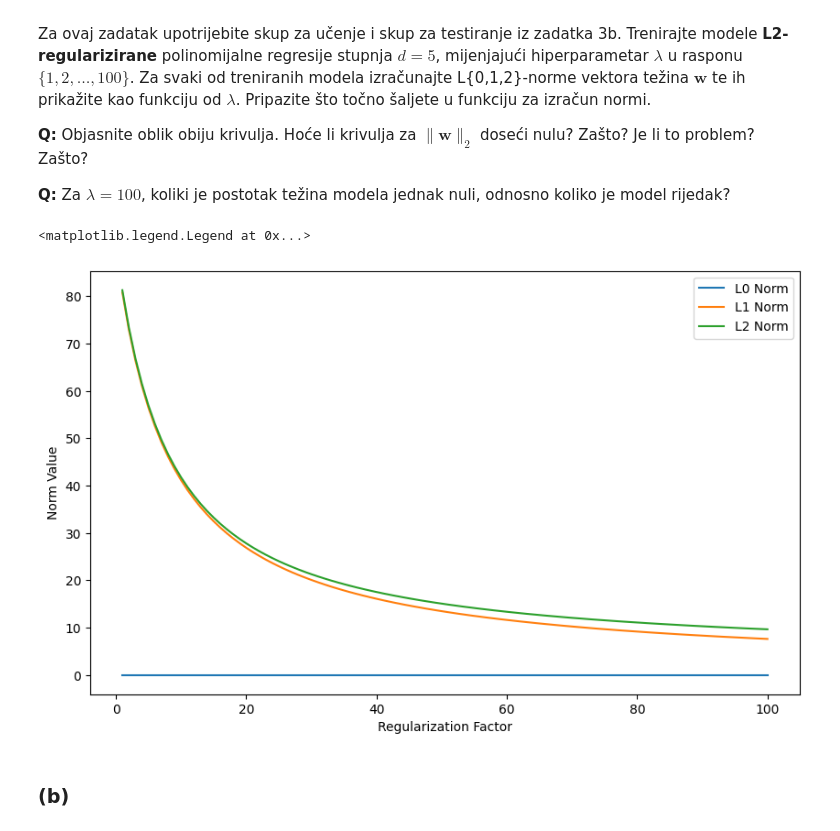
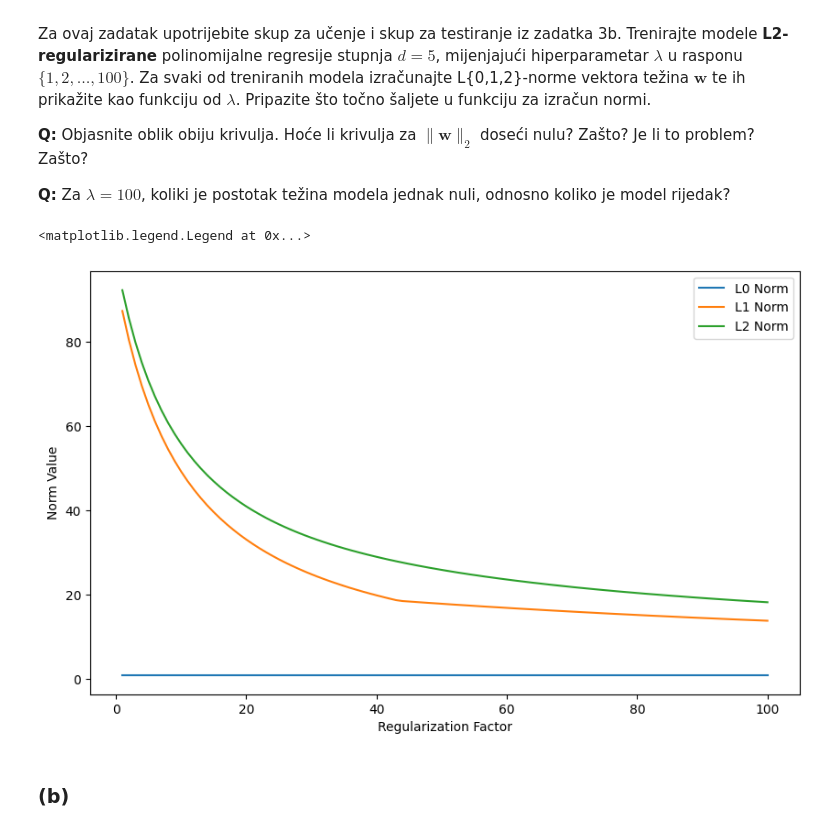
Before and after one commit to matijapavlovic8/ml-lab-1, a Jupyter notebook: SU1-2023-LAB1.ipynb, the cells around one changed output. Drawn from its saved outputs; the diff is of its cells as text; code cells hidden in the pictures.

```diff
--- a/SU1-2023-LAB1.ipynb
+++ b/SU1-2023-LAB1.ipynb
@@ -247,8 +249,7 @@ from sklearn.model_selection import train_test_split
 # Vaš kôd ovdje
 degrees = list(range(1, 21))
 
-train_errors = []
-test_errors = []
+train_errors, test_errors = [], []
 
 for degree in degrees:
     poly = PolynomialFeatures(degree=degree)
@@ -273,7 +274,5 @@ plt.plot(degrees, test_errors, label='Test Error')
 plt.xlabel('Polynomial degree')
 plt.ylabel('MSE Logarithm')
 plt.legend()
-# Rezultat će vjerojatno pokazati da pogreška učenja opada s povećanjem stupnja polinoma, dok ispitna pogreška može pokazati da raste nakon određenog stupnja polinoma. Ovo je tipičan primjer preprilagođenja (overfitting). Modeli s vrlo visokim stupnjevima polinoma imaju tendenciju pamćenja trening podataka i ne generaliziraju dobro na nove podatke, što rezultira visokom ispitnom pogreškom.
-# Problem koji se može primijetiti prilikom pokretanja iscrtavanja više puta jest što će slučajna podjela na skup za učenje i skup za ispitivanje utjecati na rezultate. Ponekad će modeli s visokim stupnjem polinoma imati sreće s podjelom i izgledat će da dobro generaliziraju, dok u drugim slučajevima neće. Problem će biti izraženiji kad imate manje primjera jer će podjela biti osjetljivija na promjene u skupu podataka. S više primjera, podjela postaje manje osjetljiva jer će svaki skup sadržavati veći broj primjera za treniranje i testiranje, smanjujući varijabilnost rezultata.
 # %% [output]
 <matplotlib.legend.Legend at 0x...>
@@ -350,6 +349,7 @@ for _, l in enumerate(reg_factors):
     phi_t = np.transpose(phi)
     gram = np.dot(phi_t, phi)
     identity_matrix = np.eye(X.shape[0])
+    identity_matrix[0][0] = 0
     reg_gram = gram + np.dot(l, identity_matrix)
     inv_gram = linalg.inv(reg_gram)
     w = np.dot(np.dot(inv_gram, phi_t), y)
@@ -367,8 +367,9 @@ Proučite klasu [`Ridge`](http://scikit-learn.org/stable/modules/generated/sklea
 # %%
 from sklearn.linear_model import Ridge
 # Vaš kôd ovdje
+phi = PolynomialFeatures(degree=3, include_bias=False).fit_transform(X)
 for _, l in enumerate(reg_factors):
-    ridge = Ridge(alpha=l, fit_intercept=False)
+    ridge = Ridge(alpha=l)
     w = ridge.fit(phi, y)
     print(w.coef_)
 # %% [output]
@@ -456,31 +457,31 @@ Za ovaj zadatak upotrijebite skup za učenje i skup za testiranje iz zadatka 3b.
 # %%
 from sklearn.linear_model import Ridge
 # Vaš kôd ovdje
 degree = 5
 reg_factors = list(range(1, 101))
 l0_norms, l1_norms, l2_norms = [], [], []
-phi_train = PolynomialFeatures(degree=degree).fit_transform(X_train)
+phi_train = PolynomialFeatures(degree=degree, include_bias=False).fit_transform(X_train)
 
 for _, l in enumerate(reg_factors):
     ridge = Ridge(alpha=l).fit(phi_train, y_train)
     w = ridge.coef_
 
     l0_norms.append(nonzeroes(w))
     #l1_norms.append(np.sum(np.absolute(w)))
     l1_norms.append(np.linalg.norm(w, ord=1))
     #l2_norms.append(np.sqrt(np.sum(np.square(w))))
     l2_norms.append(np.linalg.norm(w, ord=2))
 
 plt.figure(figsize=(10, 6))
 plt.plot(reg_factors, l0_norms, label='L0 Norm')
 plt.plot(reg_factors, l1_norms, label='L1 Norm')
 plt.plot(reg_factors, l2_norms, label='L2 Norm')
 plt.xlabel('Regularization Factor')
 plt.ylabel('Norm Value')
 plt.legend()
 # %% [output]
 <matplotlib.legend.Legend at 0x...>
-[figure, old version]
+[figure, new version]
 # %% [markdown]
 ### (b)
 # %% [markdown]
```
Also changed, not shown: parts of 13 cells of this notebook.
